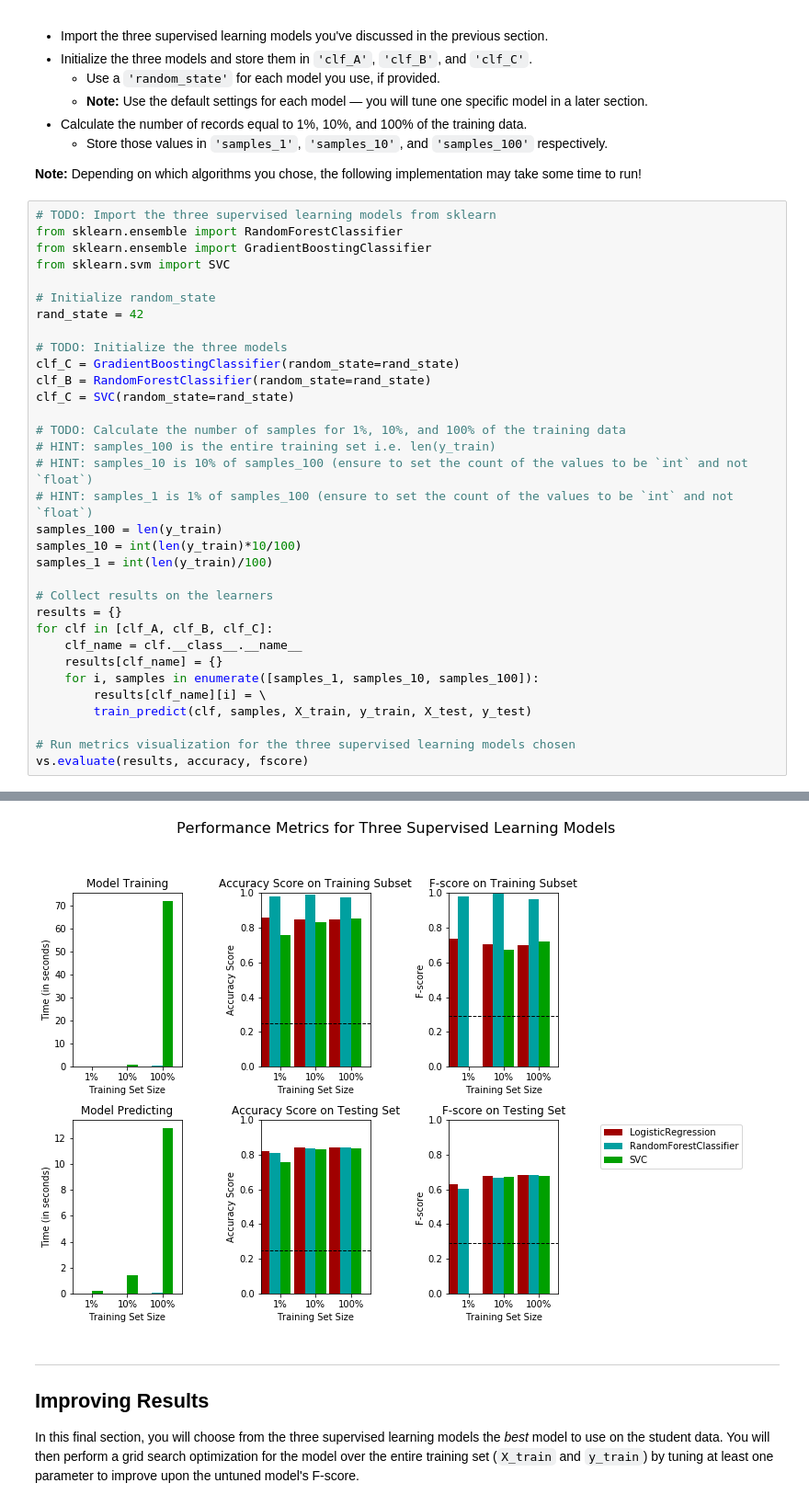
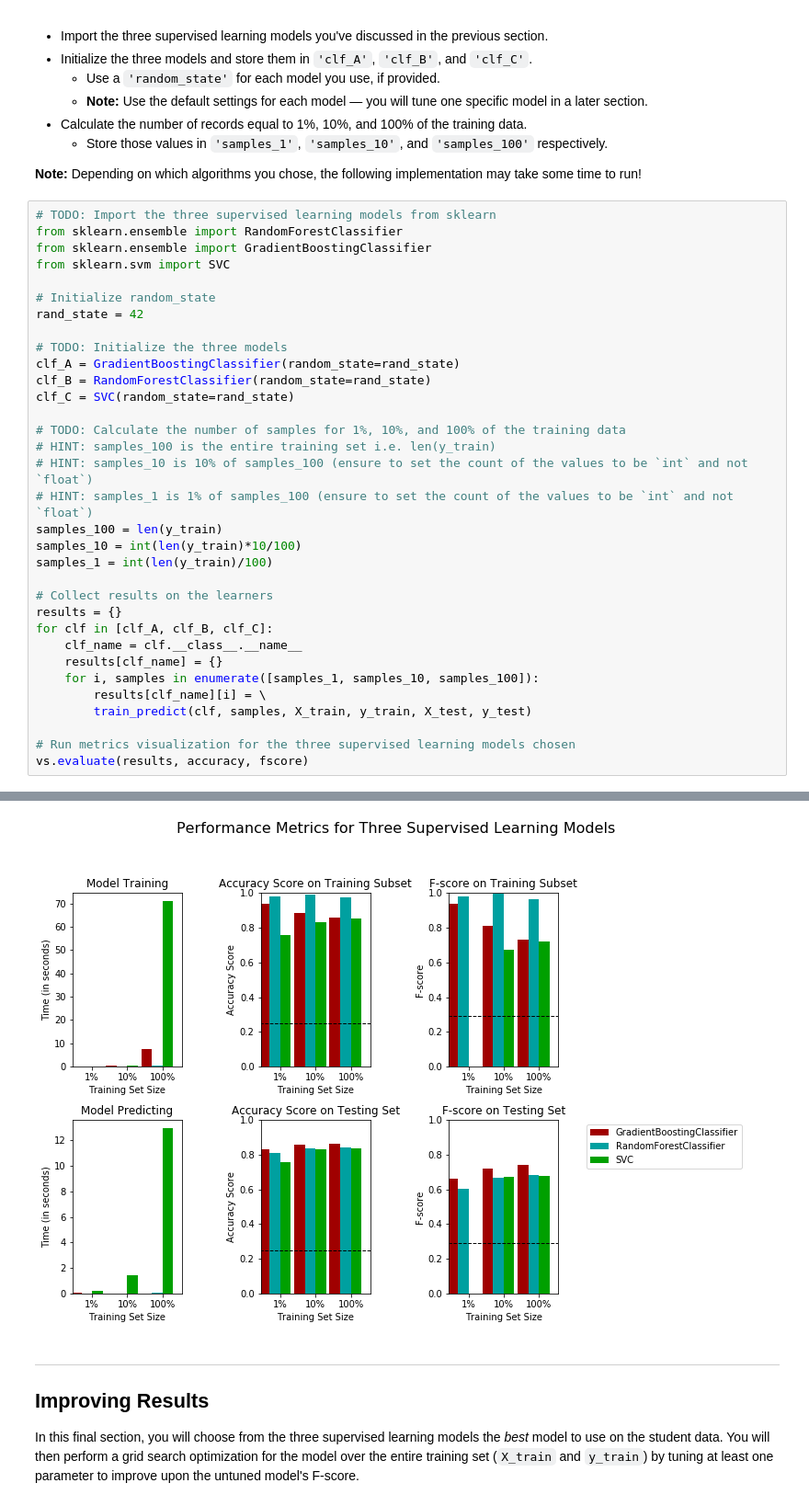
Before and after one commit to ismailo/machine-learning-engineer, a Jupyter notebook: finding_donors/finding_donors.ipynb, the cells around one changed output, grey strips where cells are left out. Shown at 92% size. Drawn from its saved outputs; the diff is of its cells as text.

```diff
--- a/finding_donors/finding_donors.ipynb
+++ b/finding_donors/finding_donors.ipynb
@@ -393,7 +396,7 @@ from sklearn.svm import SVC
 rand_state = 42
 
 # TODO: Initialize the three models
-clf_C = GradientBoostingClassifier(random_state=rand_state)
+clf_A = GradientBoostingClassifier(random_state=rand_state)
 clf_B = RandomForestClassifier(random_state=rand_state)
 clf_C = SVC(random_state=rand_state)
 
@@ -429,4 +432,4 @@ SVC trained on 36177 samples.
-[figure, old version]
+[figure, new version]
 # %% [markdown]
 ----
 ## Improving Results
```
Also changed, not shown: parts of 4 cells of this notebook.
